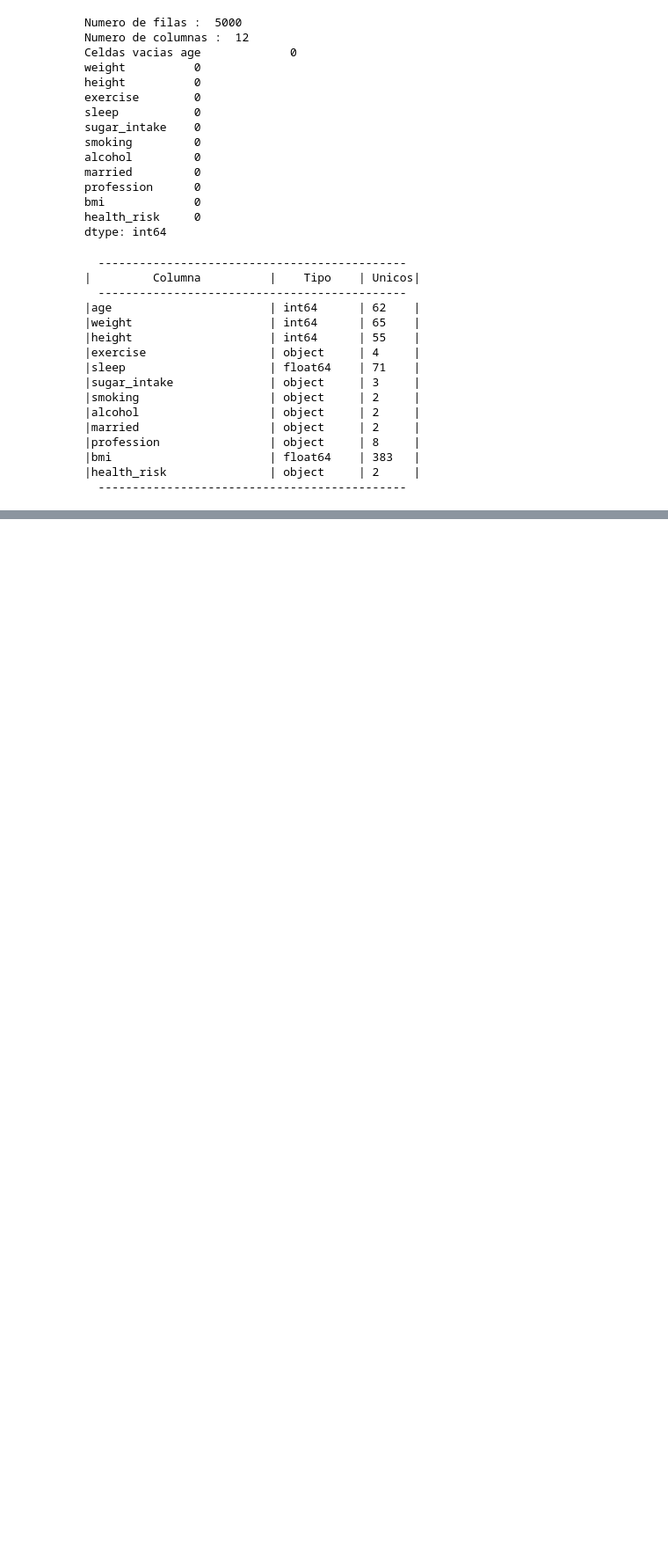
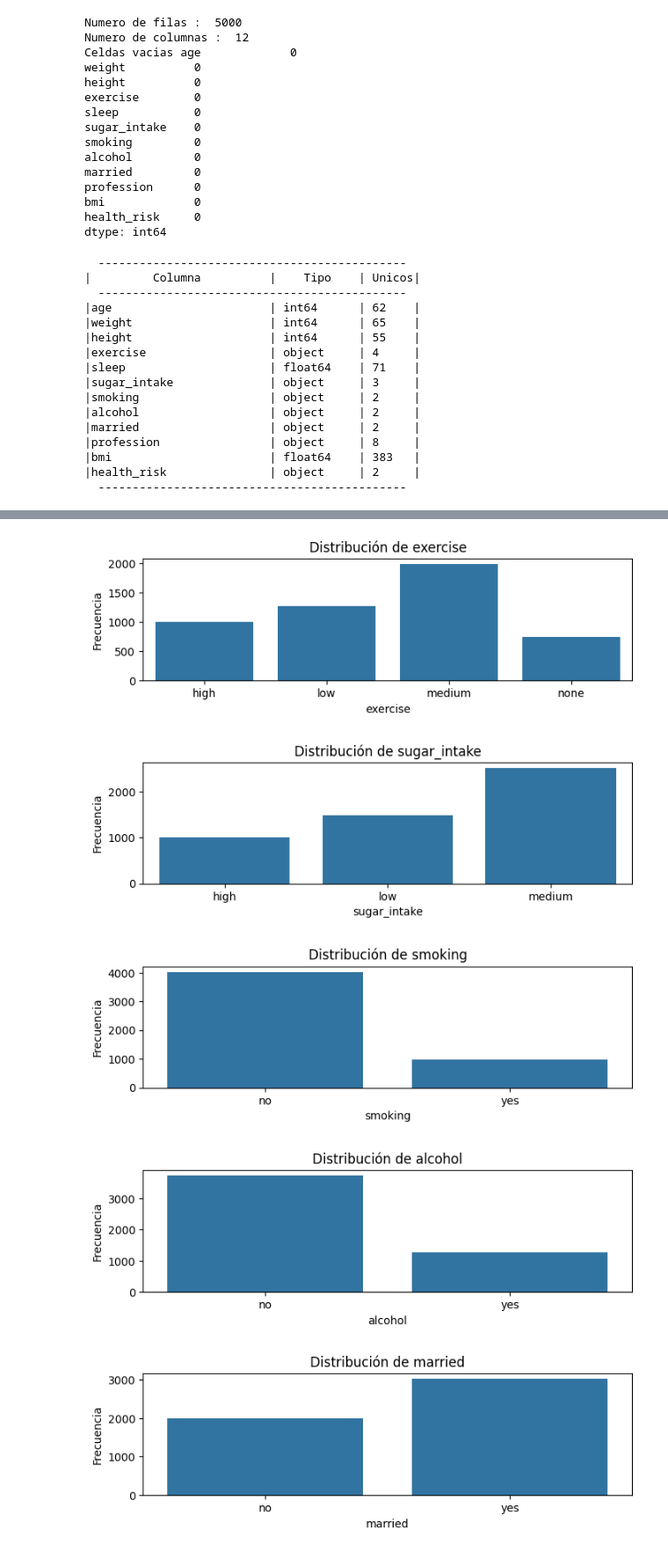
Before and after one commit to kannhpj/data-labs-proyecto, a Jupyter notebook: notebooks/02_Exploracion_datos.ipynb, the cells around one changed output, grey strips where cells are left out. Shown at 88% size. Saved outputs shown, nothing was run; the diff lists cells and outputs as text; code cells hidden in the pictures; blank space fills up the shorter version.

```diff
--- a/notebooks/02_Exploracion_datos.ipynb
+++ b/notebooks/02_Exploracion_datos.ipynb
@@ -72,0 +120,17 @@ print(f"{str("-----"*9):^50}")
+# %%
+# Graficas de distribucion para variables categoricas
+
+categorical_cols = df.select_dtypes(include=['category']).columns
+for col in categorical_cols:
+    plt.figure(figsize=(8, 2))
+    sns.countplot(x=df[col])
+    plt.title(f'Distribución de {col}')
+    plt.xlabel(col)
+    plt.ylabel('Frecuencia')
+    plt.show()
+# %% [output]
+[figure, added]
+[figure, added]
+[figure, added]
+[figure, added]
+[figure, added]
```
Also changed, not shown: parts of 9 cells of this notebook, 1 other file.
